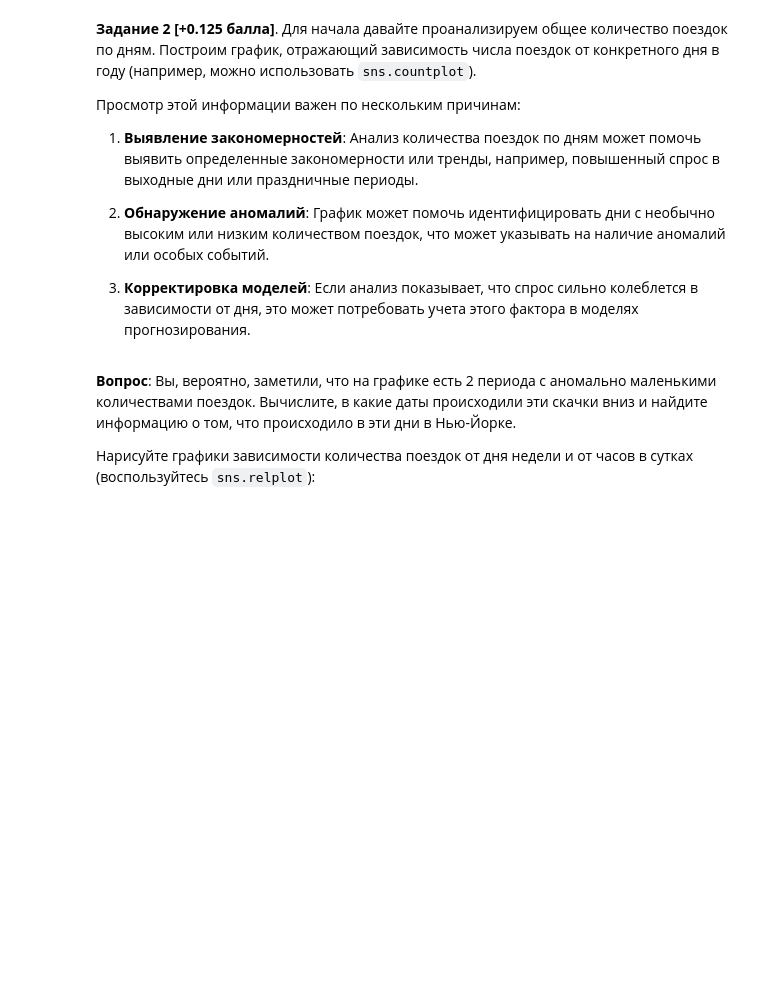
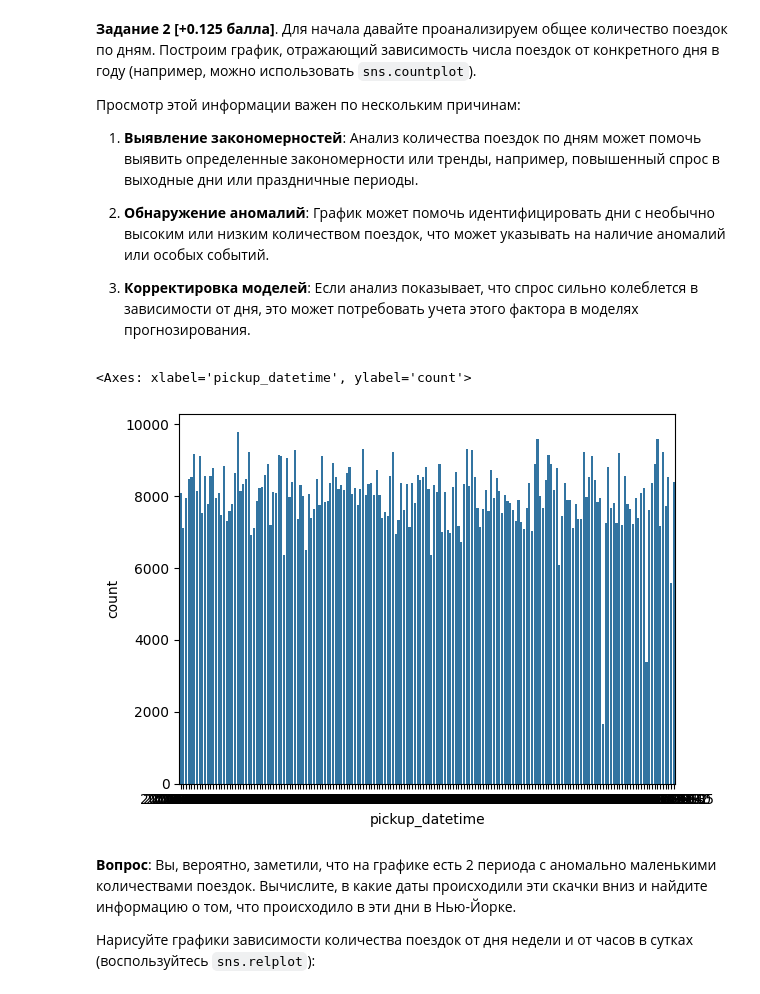
Before and after one commit to diwwae/MatModSchool, a Jupyter notebook: Мат_мод_Учебный_кейс_ipynb.ipynb, the cells around one changed output. Cells and saved outputs as stored; diff of their text form; code cells hidden in the pictures; blank space fills up the shorter version.

```diff
--- a/Мат_мод_Учебный_кейс_ipynb.ipynb
+++ b/Мат_мод_Учебный_кейс_ipynb.ipynb
@@ -95,6 +128,12 @@ assert np.allclose(rmsle_best_const, 0.79575, 1e-4) # ответ конечно
 3. **Корректировка моделей**: Если анализ показывает, что спрос сильно колеблется в зависимости от дня, это может потребовать учета этого фактора в моделях прогнозирования.
 # %%
 #╰( ͡☉ ͜ʖ ͡☉ )つ──☆*:・ﾟ   ฅ^•ﻌ•^ฅ   ʕ•ᴥ•ʔ
+import seaborn as sns
+
+sns.countplot(x=train_data['pickup_datetime'].dt.date, data=train_data)
+# %% [output]
+<Axes: xlabel='pickup_datetime', ylabel='count'>
+[figure, added]
 # %% [markdown]
 **Вопрос**: Вы, вероятно, заметили, что на графике есть 2 периода с аномально маленькими количествами поездок. Вычислите, в какие даты происходили эти скачки вниз и найдите информацию о том, что происходило в эти дни в Нью-Йорке.
 
```
Also changed, not shown: parts of 6 cells of this notebook, 1 other file.
